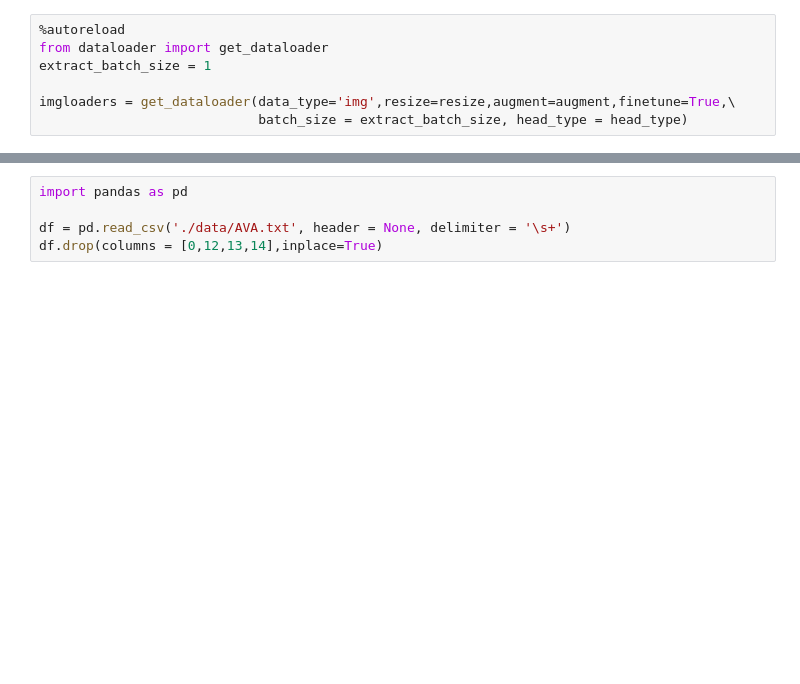
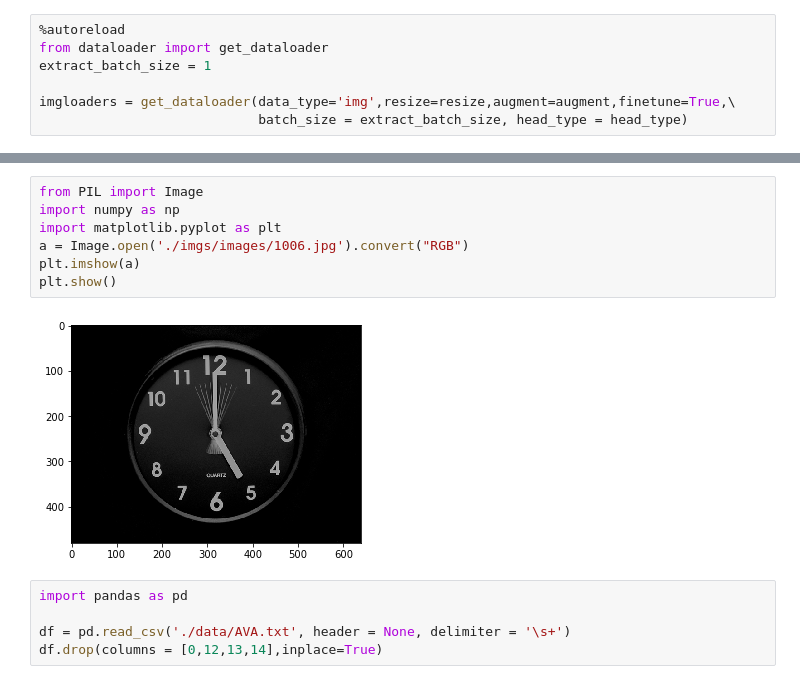
Before and after one commit to khiemkhanh98/AestheticPredictionMLSP, a Jupyter notebook: test.ipynb, the cells around one changed output, grey strips where cells are left out. Drawn from its saved outputs; the diff is of its cells as text; blank space fills up the shorter version.

```diff
--- a/test.ipynb
+++ b/test.ipynb
@@ -66,3 +85,12 @@ Clipping input data to the valid range for imshow with RGB data ([0..1] for floa
+# %%
+from PIL import Image
+import numpy as np
+import matplotlib.pyplot as plt
+a = Image.open('./imgs/images/1006.jpg').convert("RGB")
+plt.imshow(a)
+plt.show()
+# %% [output]
+[figure, added]
 # %%
 import pandas as pd
 
```
Also changed, not shown: parts of 10 cells of this notebook, 15 other files.
